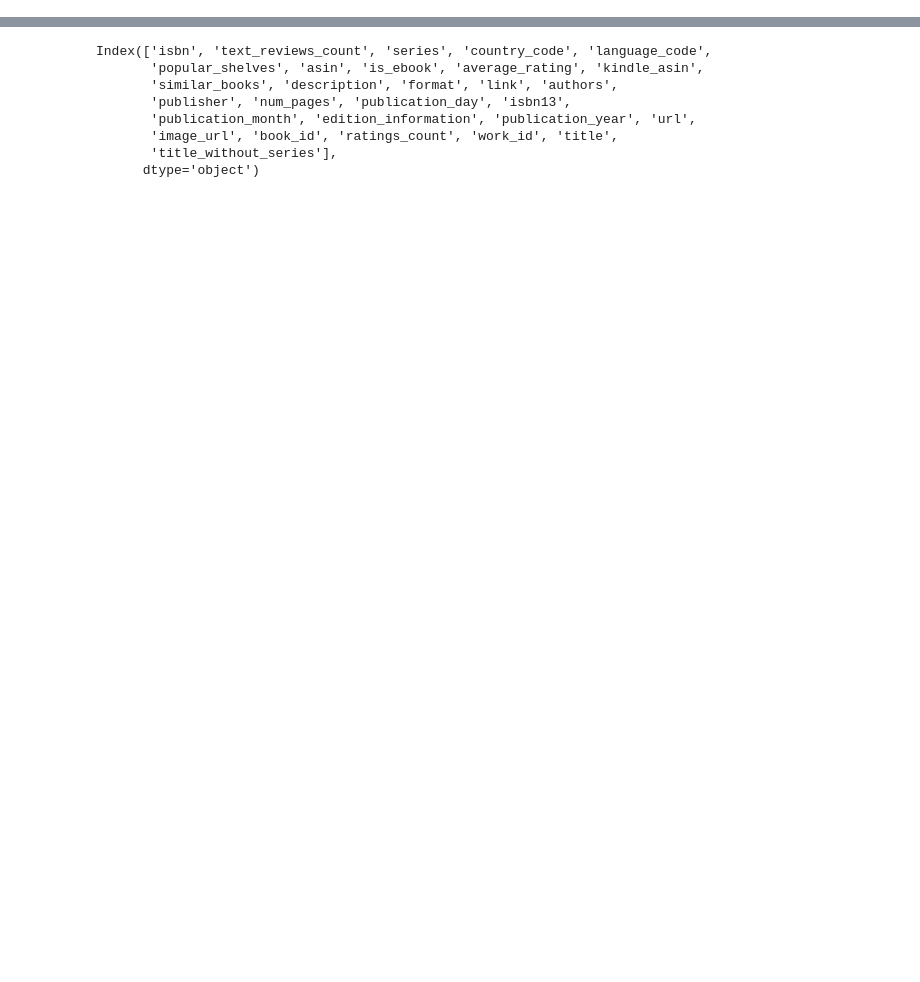
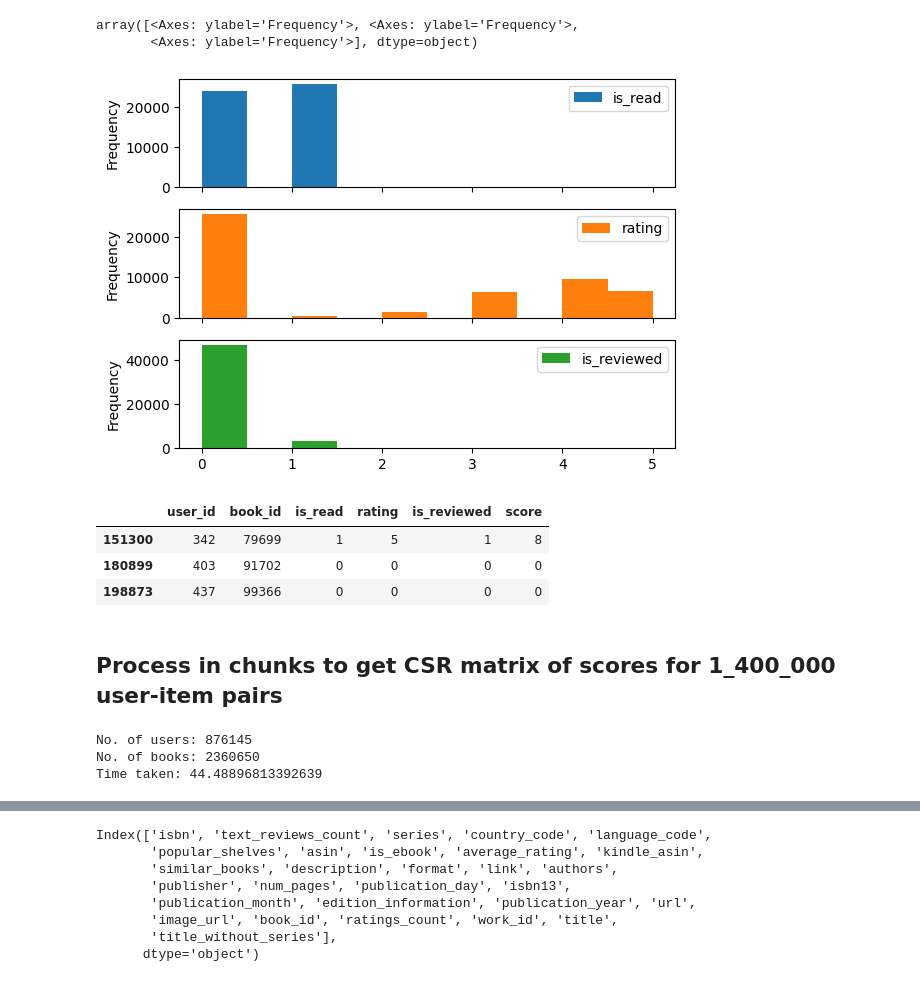
Before and after one commit to KRA96/The_Book_Thrift, a Jupyter notebook: notebooks/kra96_eda.ipynb, the cells around one changed output, grey strips where cells are left out. Cells and saved outputs as stored; diff of their text form; code cells hidden in the pictures; blank space fills up the shorter version.

```diff
--- a/notebooks/kra96_eda.ipynb
+++ b/notebooks/kra96_eda.ipynb
@@ -20,0 +16,3 @@ books_50k = pd.read_json('../raw_data/goodreads_books.json.gz',
+# %%
+# Import user interactions
+interaction_chunks = pd.read_csv("../raw_data/goodreads_interactions.csv", chunksize=50_000)
@@ -20,0 +36,24 @@ books_50k = pd.read_json('../raw_data/goodreads_books.json.gz',
+# %%
+# See the first chunk to get a sense of data
+first_chunk = next(interaction_chunks)
+print("Samples")
+display(first_chunk.sample(3))
+
+print("Info")
+display(first_chunk.info())
+
+# Processing interactions data
+first_chunk.dtypes
+print("Do int32 values retain full info? Let's check:", "\n")
+for col in first_chunk.columns:
+    test = (first_chunk[col].astype("int32") == first_chunk[col]).all()
+    print(f"{col}: {'yes' if test else 'no'}")
+
+print("\nWhat about int8?\n")
+for col in first_chunk.columns:
+    test = (first_chunk[col].astype("int8") == first_chunk[col]).all()
+    print(f"{col}: {'yes' if test else 'no'}")
+
+print("\nMemory usage after downcasting")
+downcast(first_chunk)
+display(first_chunk.info())
@@ -20,0 +98,47 @@ books_50k = pd.read_json('../raw_data/goodreads_books.json.gz',
+# %%
+# See distribution for is_read, rating, and i_reviewed
+first_chunk.sample(5)
+first_chunk[["is_read", "rating", "is_reviewed"]].plot(kind="hist", subplots=True, xticks=[0, 1, 2, 3, 4, 5])
+# %% [output]
+array([<Axes: ylabel='Frequency'>, <Axes: ylabel='Frequency'>,
+       <Axes: ylabel='Frequency'>], dtype=object)
+[figure, added]
+# %%
+# get score
+first_chunk["score"] = get_score(first_chunk)
+first_chunk.sample(3)
+# %% [output]
+|  | user_id | book_id | is_read | rating | is_reviewed | score |
+| 151300 | 342 | 79699 | 1 | 5 | 1 | 8 |
+| 180899 | 403 | 91702 | 0 | 0 | 0 | 0 |
+| 198873 | 437 | 99366 | 0 | 0 | 0 | 0 |
+# %% [markdown]
+## Process in chunks to get CSR matrix of scores for 1_400_000 user-item pairs
+# %%
+
+# Build stable ID maps... chatgpt recommended
+user_ids = set()
+book_ids = set()
+
+start = time.time()
+for chunk in pd.read_csv("../raw_data/goodreads_interactions.csv", chunksize=200_000):
+    chunk = downcast(chunk)
+
+    user_ids.update(chunk["user_id"].unique().tolist())
+    book_ids.update(chunk["book_id"].unique().tolist())
+
+# Stable 0-based mappings...
+user_ids = list(user_ids)
+book_ids = list(book_ids)
+
+user_map = {u: i for i, u in enumerate(user_ids)}
+book_map = {b: i for i, b in enumerate(book_ids)}
+
+print(f"No. of users: {len(user_map)}", f"No. of books: {len(book_map)}", sep="\n")
+end = time.time()
+duration = end - start
+print(f"Time taken: {duration}")
+# %% [output]
+No. of users: 876145
+No. of books: 2360650
+Time taken: 44.48896813392639
```
Also changed, not shown: parts of 43 cells of this notebook, 3 other files.
